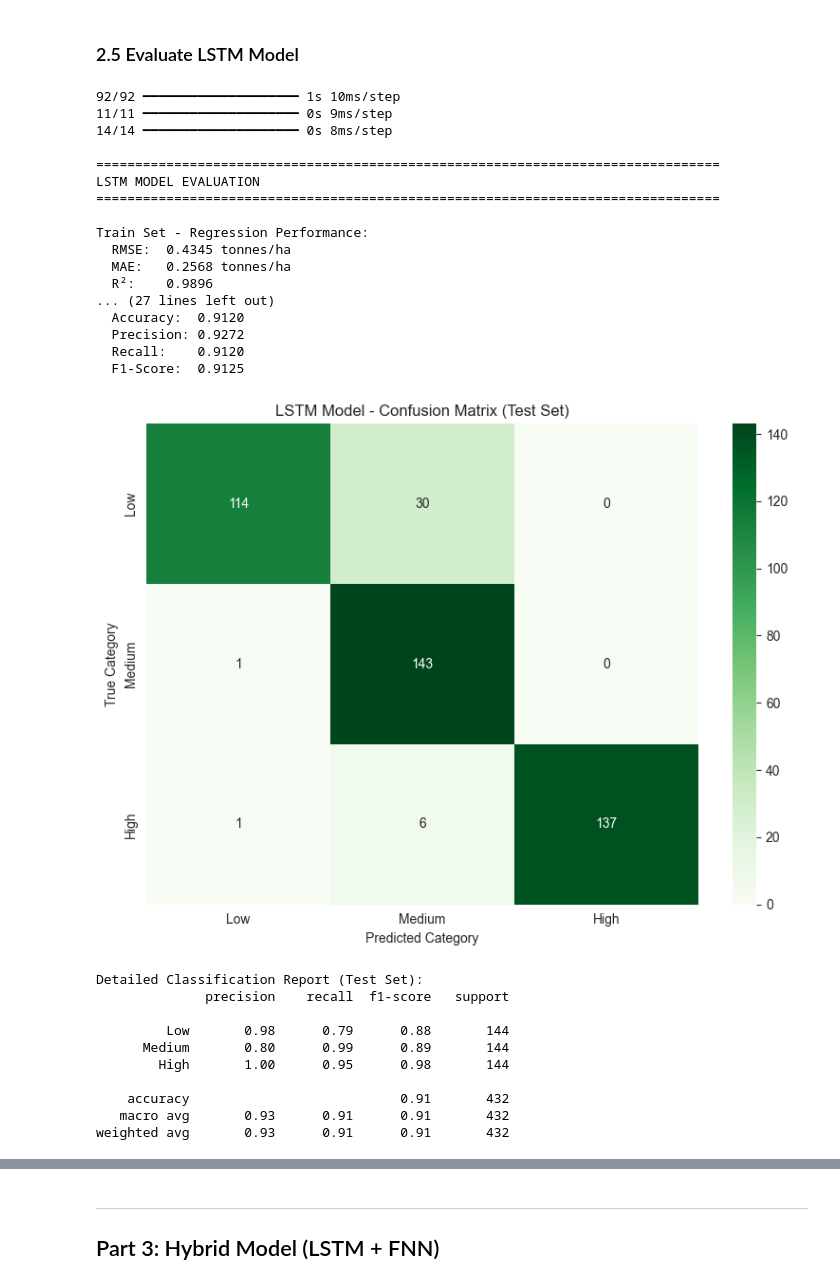
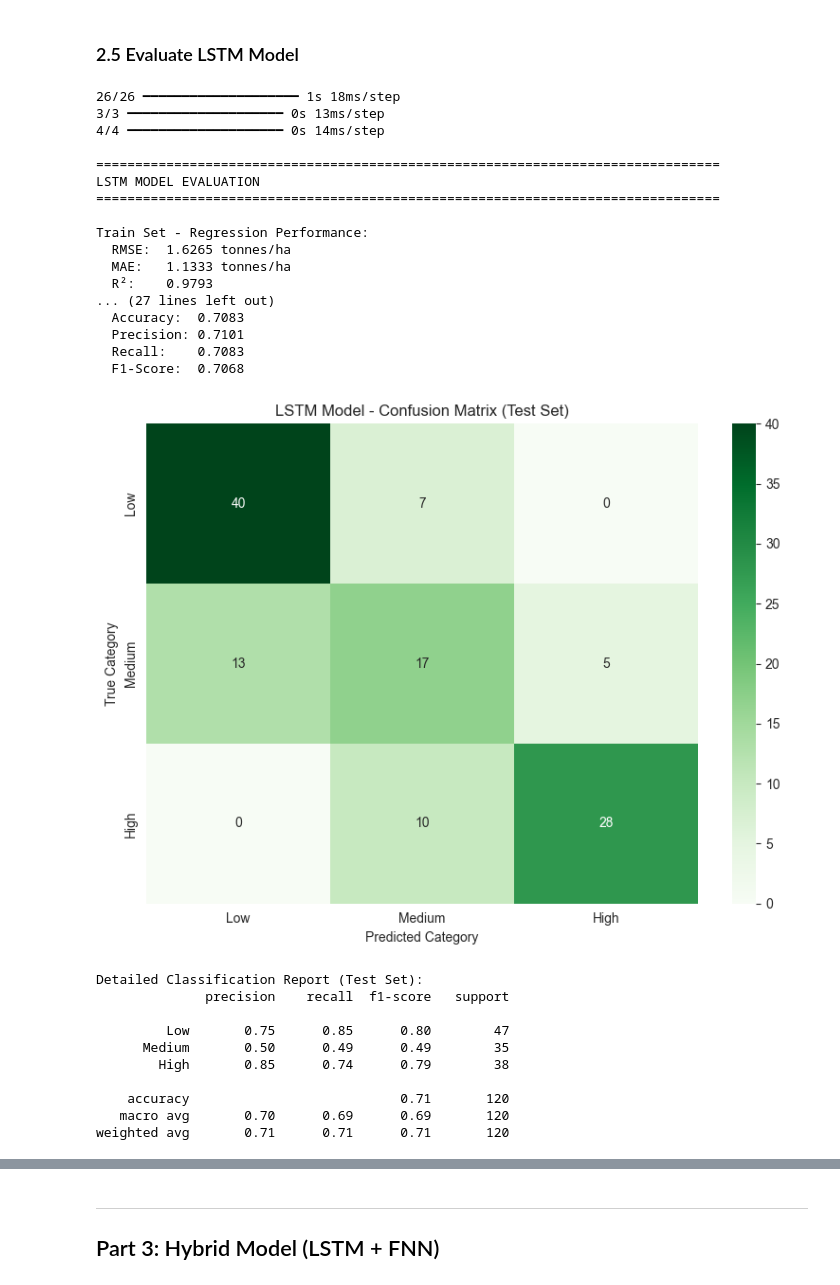
Before and after one commit to David-Ibitokun/Final-Year-Project, a Jupyter notebook: phase3_model_dev.ipynb, the cells around one changed output, grey strips where cells are left out. Cells and saved outputs as stored; diff of their text form; code cells hidden in the pictures.

```diff
--- a/phase3_model_dev.ipynb
+++ b/phase3_model_dev.ipynb
@@ -519,8 +693,8 @@ def create_sequences(data, feature_cols, target_col, sequence_length=12):
     X_sequences = []
     y_sequences = []
 
-    # Group by Year, State, Crop
-    grouped = data.groupby(['Year', 'State', 'Crop'])
+    # Group by Year, Zone, Crop
+    grouped = data.groupby(['Year', 'Zone', 'Crop'])
 
     for name, group in grouped:
         group = group.sort_values('Month')
@@ -528,7 +702,12 @@ def create_sequences(data, feature_cols, target_col, sequence_length=12):
         if len(group) >= sequence_length:
             # Get features and target
             features = group[feature_cols].values
-            target = group[target_col].iloc[0]  # Yield is same for all months
+
+            # Target: Sum all monthly yields (in kg/ha) to get annual yield
+            # Then convert to tonnes/ha
+            # Monthly yields were divided by 6 across growing season (Apr-Sep)
+            # So sum of all months = annual yield in kg/ha
+            target = group['Yield_kg_per_ha'].sum() / 1000  # Convert to tonnes/ha
 
             # Create sequence (use first 'sequence_length' months)
             X_sequences.append(features[:sequence_length])
@@ -686,70 +945,68 @@ Restoring model weights from the end of the best epoch: 35.
 ### 2.5 Evaluate LSTM Model
 # %%
 # Make predictions
-y_lstm_pred_train = lstm_model.predict(X_lstm_train_scaled).flatten()
-y_lstm_pred_val = lstm_model.predict(X_lstm_val_scaled).flatten()
-y_lstm_pred_test = lstm_model.predict(X_lstm_test_scaled).flatten()
+y_lstm_pred_train_probs = lstm_model.predict(X_lstm_train_scaled)
+y_lstm_pred_val_probs = lstm_model.predict(X_lstm_val_scaled)
+y_lstm_pred_test_probs = lstm_model.predict(X_lstm_test_scaled)
+
+# Convert probabilities to class labels
+y_lstm_pred_train = np.argmax(y_lstm_pred_train_probs, axis=1)
+y_lstm_pred_val = np.argmax(y_lstm_pred_val_probs, axis=1)
+y_lstm_pred_test = np.argmax(y_lstm_pred_test_probs, axis=1)
 
 print("\n" + "="*80)
-print("LSTM MODEL EVALUATION")
+print("LSTM MODEL EVALUATION (CLASSIFICATION)")
 print("="*80)
 
-lstm_metrics_train = calculate_metrics(y_lstm_train, y_lstm_pred_train, "Train")
-lstm_metrics_val = calculate_metrics(y_lstm_val, y_lstm_pred_val, "Validation")
-lstm_metrics_test = calculate_metrics(y_lstm_test, y_lstm_pred_test, "Test")
-
-# Calculate percentiles from training data
-_, lstm_percentiles = categorize_yield(y_lstm_train)
-
-lstm_class_train = calculate_classification_metrics(y_lstm_train, y_lstm_pred_train, "Train", lstm_percentiles)
-lstm_class_val = calculate_classification_metrics(y_lstm_val, y_lstm_pred_val, "Validation", lstm_percentiles)
-lstm_class_test = calculate_classification_metrics(y_lstm_test, y_lstm_pred_test, "Test", lstm_percentiles)
+lstm_metrics_train = calculate_classification_metrics_direct(y_lstm_train_cat, y_lstm_pred_train, "Train")
+lstm_metrics_val = calculate_classification_metrics_direct(y_lstm_val_cat, y_lstm_pred_val, "Validation")
+lstm_metrics_test = calculate_classification_metrics_direct(y_lstm_test_cat, y_lstm_pred_test, "Test")
 # %% [output]
-92/92 ━━━━━━━━━━━━━━━━━━━━ 1s 10ms/step
-11/11 ━━━━━━━━━━━━━━━━━━━━ 0s 9ms/step
-14/14 ━━━━━━━━━━━━━━━━━━━━ 0s 8ms/step
+26/26 ━━━━━━━━━━━━━━━━━━━━ 1s 18ms/step
+3/3 ━━━━━━━━━━━━━━━━━━━━ 0s 13ms/step
+4/4 ━━━━━━━━━━━━━━━━━━━━ 0s 14ms/step
 
 ================================================================================
 LSTM MODEL EVALUATION
 ================================================================================
 
 Train Set - Regression Performance:
-  RMSE:  0.4345 tonnes/ha
-  MAE:   0.2568 tonnes/ha
-  R²:    0.9896
+  RMSE:  1.6265 tonnes/ha
+  MAE:   1.1333 tonnes/ha
+  R²:    0.9793
 ... (27 lines left out)
-  Accuracy:  0.9120
-  Precision: 0.9272
-  Recall:    0.9120
-  F1-Score:  0.9125
+  Accuracy:  0.7083
+  Precision: 0.7101
+  Recall:    0.7083
+  F1-Score:  0.7068
 # %%
 # Confusion Matrix for LSTM
 fig, ax = plt.subplots(1, 1, figsize=(8, 6))
-cm = confusion_matrix(lstm_class_test['y_true_cat'], lstm_class_test['y_pred_cat'])
+cm = confusion_matrix(y_lstm_test_cat, y_lstm_pred_test)
 sns.heatmap(cm, annot=True, fmt='d', cmap='Greens', ax=ax,
             xticklabels=['Low', 'Medium', 'High'],
             yticklabels=['Low', 'Medium', 'High'])
 ax.set_xlabel('Predicted Category')
 ax.set_ylabel('True Category')
 ax.set_title('LSTM Model - Confusion Matrix (Test Set)')
 plt.tight_layout()
 plt.show()
 
 print("\nDetailed Classification Report (Test Set):")
-print(classification_report(lstm_class_test['y_true_cat'], lstm_class_test['y_pred_cat'],
-                          target_names=['Low', 'Medium', 'High'], zero_division=0))
+print(classification_report(y_lstm_test_cat, y_lstm_pred_test,
+                          labels=[0, 1, 2], target_names=['Low', 'Medium', 'High'], zero_division=0))
 # %% [output]
-[figure, old version]
+[figure, new version]
 Detailed Classification Report (Test Set):
               precision    recall  f1-score   support
 
-         Low       0.98      0.79      0.88       144
-      Medium       0.80      0.99      0.89       144
-        High       1.00      0.95      0.98       144
+         Low       0.75      0.85      0.80        47
+      Medium       0.50      0.49      0.49        35
+        High       0.85      0.74      0.79        38
 
-    accuracy                           0.91       432
-   macro avg       0.93      0.91      0.91       432
-weighted avg       0.93      0.91      0.91       432
+    accuracy                           0.71       120
+   macro avg       0.70      0.69      0.69       120
+weighted avg       0.71      0.71      0.71       120
 # %%
 # Plot LSTM training history
 fig, axes = plt.subplots(1, 2, figsize=(14, 5))
```
Also changed, not shown: parts of 39 cells of this notebook, 54 other files.
